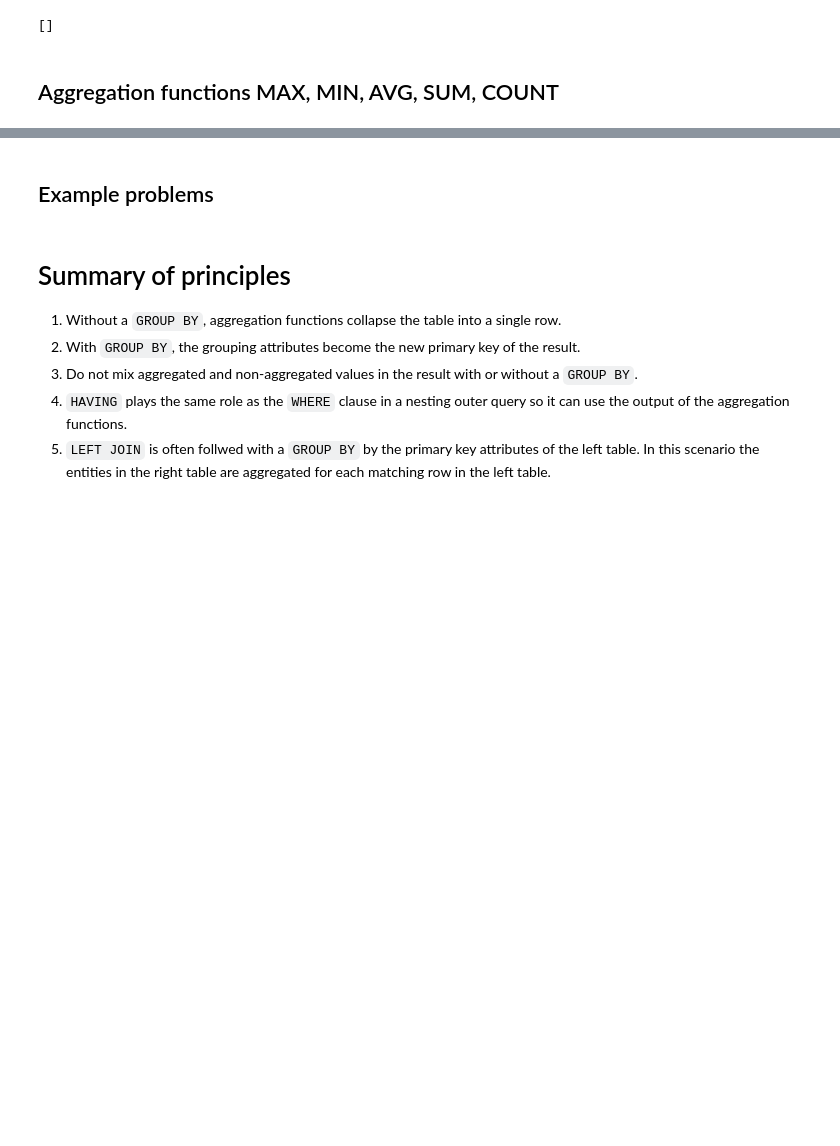
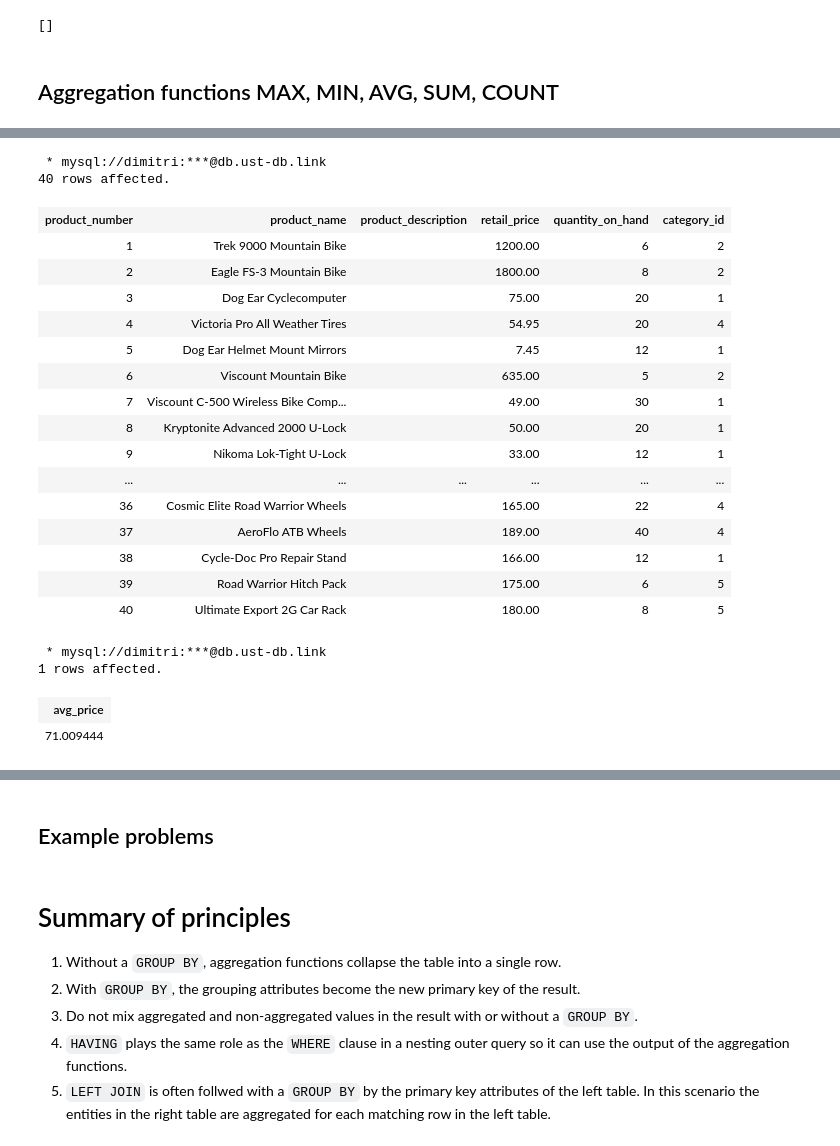
Before and after one commit to dimitri-yatsenko/Database-Systems-for-Data-Science, a Jupyter notebook: notebooks/GroupBy.ipynb, the cells around one changed output, grey strips where cells are left out. Saved outputs shown, nothing was run; the diff lists cells and outputs as text; code cells hidden in the pictures; blank space fills up the shorter version.

```diff
--- a/notebooks/GroupBy.ipynb
+++ b/notebooks/GroupBy.ipynb
@@ -60,3 +60,27 @@ FROM product
+# %%
+%%sql
+
+SELECT *
+FROM product;
+# %% [output]
+ * mysql://dimitri:***@db.ust-db.link
+40 rows affected.
+| product_number | product_name | product_description | retail_price | quantity_on_hand | category_id |
+| 1 | Trek 9000 Mountain Bike |  | 1200.00 | 6 | 2 |
+| 2 | Eagle FS-3 Mountain Bike |  | 1800.00 | 8 | 2 |
+| 3 | Dog Ear Cyclecomputer |  | 75.00 | 20 | 1 |
+| 4 | Victoria Pro All Weather Tires |  | 54.95 | 20 | 4 |
+| 5 | Dog Ear Helmet Mount Mirrors |  | 7.45 | 12 | 1 |
+| 6 | Viscount Mountain Bike |  | 635.00 | 5 | 2 |
+| 7 | Viscount C-500 Wireless Bike Comp... |  | 49.00 | 30 | 1 |
+| 8 | Kryptonite Advanced 2000 U-Lock |  | 50.00 | 20 | 1 |
+| 9 | Nikoma Lok-Tight U-Lock |  | 33.00 | 12 | 1 |
+| ... | ... | ... | ... | ... | ... |
+| 36 | Cosmic Elite Road Warrior Wheels |  | 165.00 | 22 | 4 |
+| 37 | AeroFlo ATB Wheels |  | 189.00 | 40 | 4 |
+| 38 | Cycle-Doc Pro Repair Stand |  | 166.00 | 12 | 1 |
+| 39 | Road Warrior Hitch Pack |  | 175.00 | 6 | 5 |
+| 40 | Ultimate Export 2G Car Rack |  | 180.00 | 8 | 5 |
 # %%
 %%sql
 
@@ -67,12 +91,17 @@ FROM Products
 
 -- aggregation with condition
 
-SELECT avg(RetailPrice) avg_price
-FROM Products
-WHERE CategoryID IN (
-    SELECT CategoryID
-    FROM Categories
-    WHERE CategoryDescription = "Bikes")
+SELECT AVG(retail_price) as avg_price
+FROM product
+WHERE category_id NOT IN (
+    SELECT category_id
+    FROM category
+    WHERE category_description = "Bikes")
+# %% [output]
+ * mysql://dimitri:***@db.ust-db.link
+1 rows affected.
+| avg_price |
+| 71.009444 |
 # %%
 %%sql
 -- show products above average price
```
Also changed, not shown: parts of 21 cells of this notebook, 3 other files.
